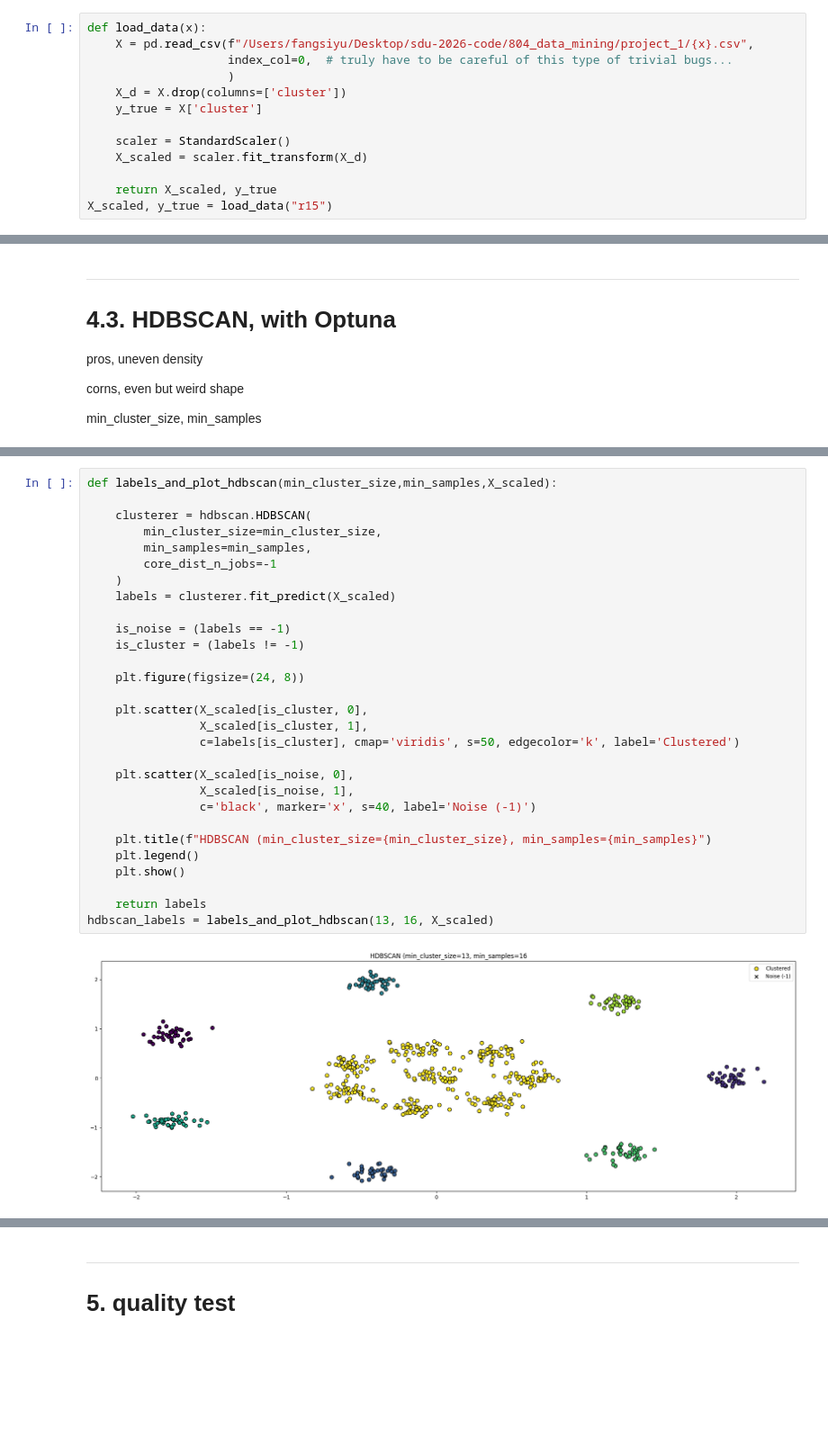
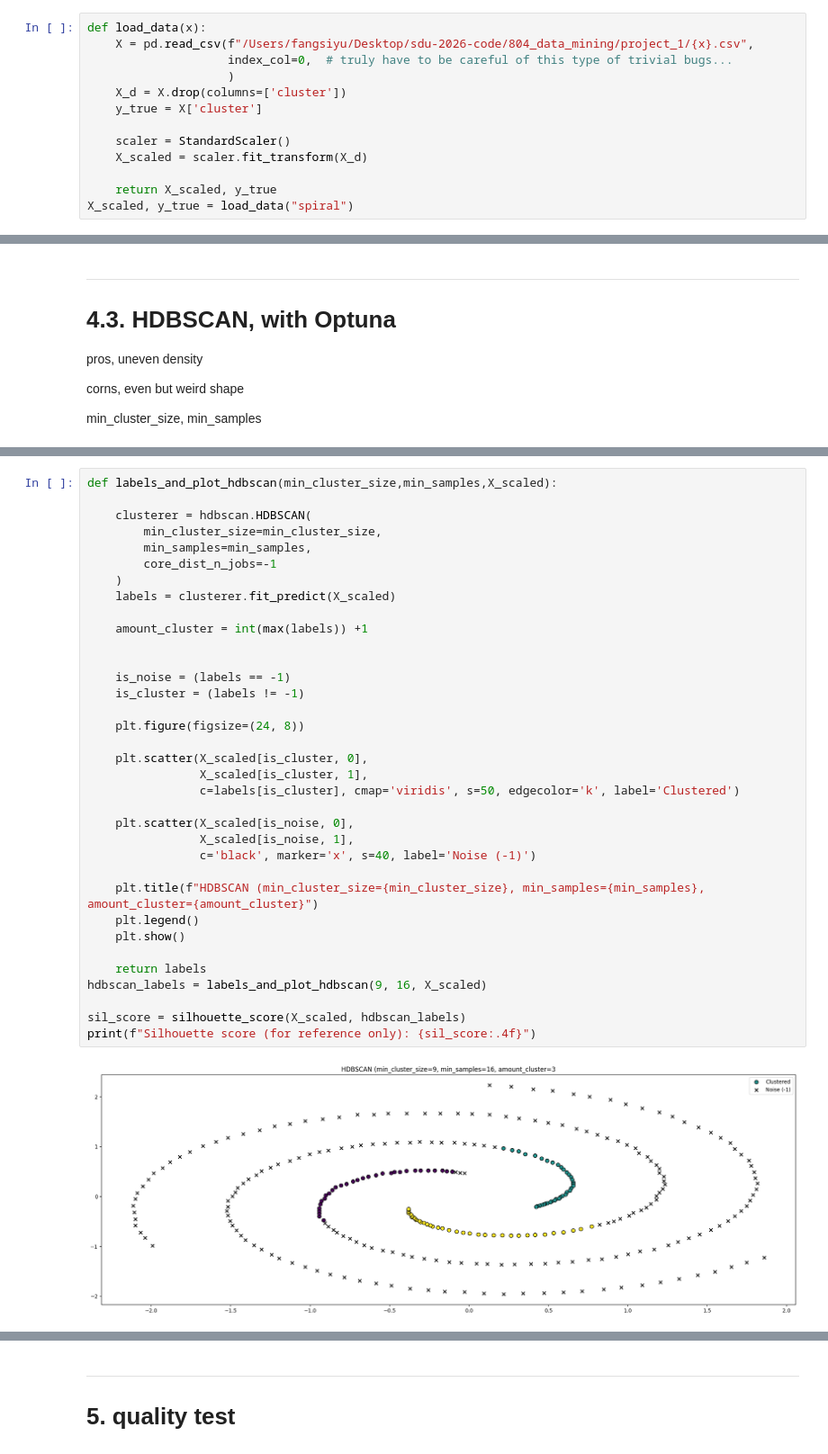
Before and after one commit to RaphaFang/sdu-ds-2026-spring, a Jupyter notebook: 804_data_mining/project_1/DBSCAN.ipynb, the cells around one changed output, grey strips where cells are left out. Shown at 90% size. Cells and saved outputs as stored; diff of their text form; blank space fills up the shorter version.

```diff
--- a/804_data_mining/project_1/DBSCAN.ipynb
+++ b/804_data_mining/project_1/DBSCAN.ipynb
@@ -58,7 +58,7 @@ def load_data(x):
     X_scaled = scaler.fit_transform(X_d)
 
     return X_scaled, y_true
-X_scaled, y_true = load_data("r15")
+X_scaled, y_true = load_data("spiral")
 # %% [markdown]
 ---
 # 3. fit in DBSCAN, and set ipywidgets for simple dashboard
@@ -272,31 +284,37 @@ Highest DBCV:       0.7570
 # %%
 def labels_and_plot_hdbscan(min_cluster_size,min_samples,X_scaled):
 
     clusterer = hdbscan.HDBSCAN(
         min_cluster_size=min_cluster_size,
         min_samples=min_samples,
         core_dist_n_jobs=-1
     )
     labels = clusterer.fit_predict(X_scaled)
+
+    amount_cluster = int(max(labels)) +1
+
 
     is_noise = (labels == -1)
     is_cluster = (labels != -1)
 
     plt.figure(figsize=(24, 8))
 
     plt.scatter(X_scaled[is_cluster, 0],
                 X_scaled[is_cluster, 1],
                 c=labels[is_cluster], cmap='viridis', s=50, edgecolor='k', label='Clustered')
 
     plt.scatter(X_scaled[is_noise, 0],
                 X_scaled[is_noise, 1],
                 c='black', marker='x', s=40, label='Noise (-1)')
 
-    plt.title(f"HDBSCAN (min_cluster_size={min_cluster_size}, min_samples={min_samples}")
+    plt.title(f"HDBSCAN (min_cluster_size={min_cluster_size}, min_samples={min_samples}, amount_cluster={amount_cluster}")
     plt.legend()
     plt.show()
 
     return labels
-hdbscan_labels = labels_and_plot_hdbscan(13, 16, X_scaled)
+hdbscan_labels = labels_and_plot_hdbscan(9, 16, X_scaled)
+
+sil_score = silhouette_score(X_scaled, hdbscan_labels)
+print(f"Silhouette score (for reference only): {sil_score:.4f}")
 # %% [output]
-[figure, old version]
+[figure, new version]
```
Also changed, not shown: parts of 10 cells of this notebook, 2 other files.
